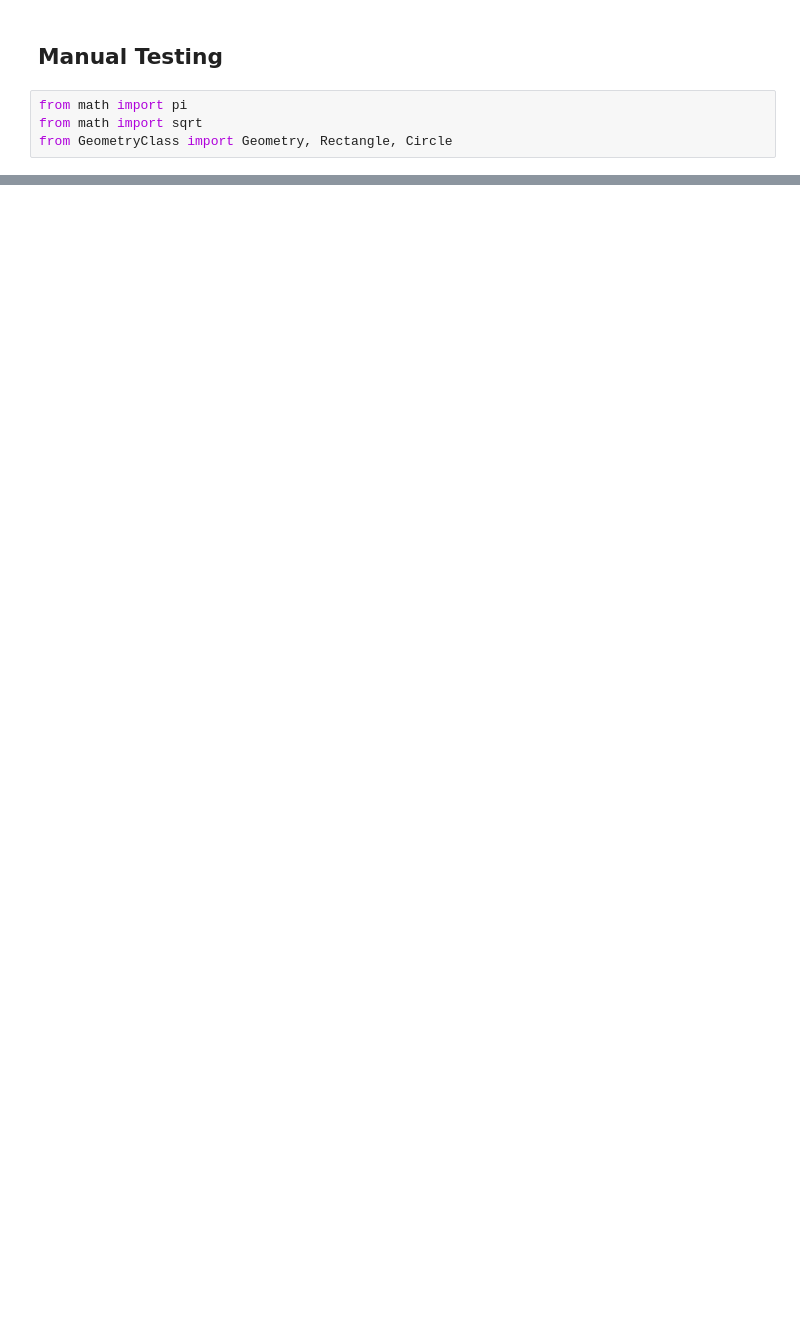
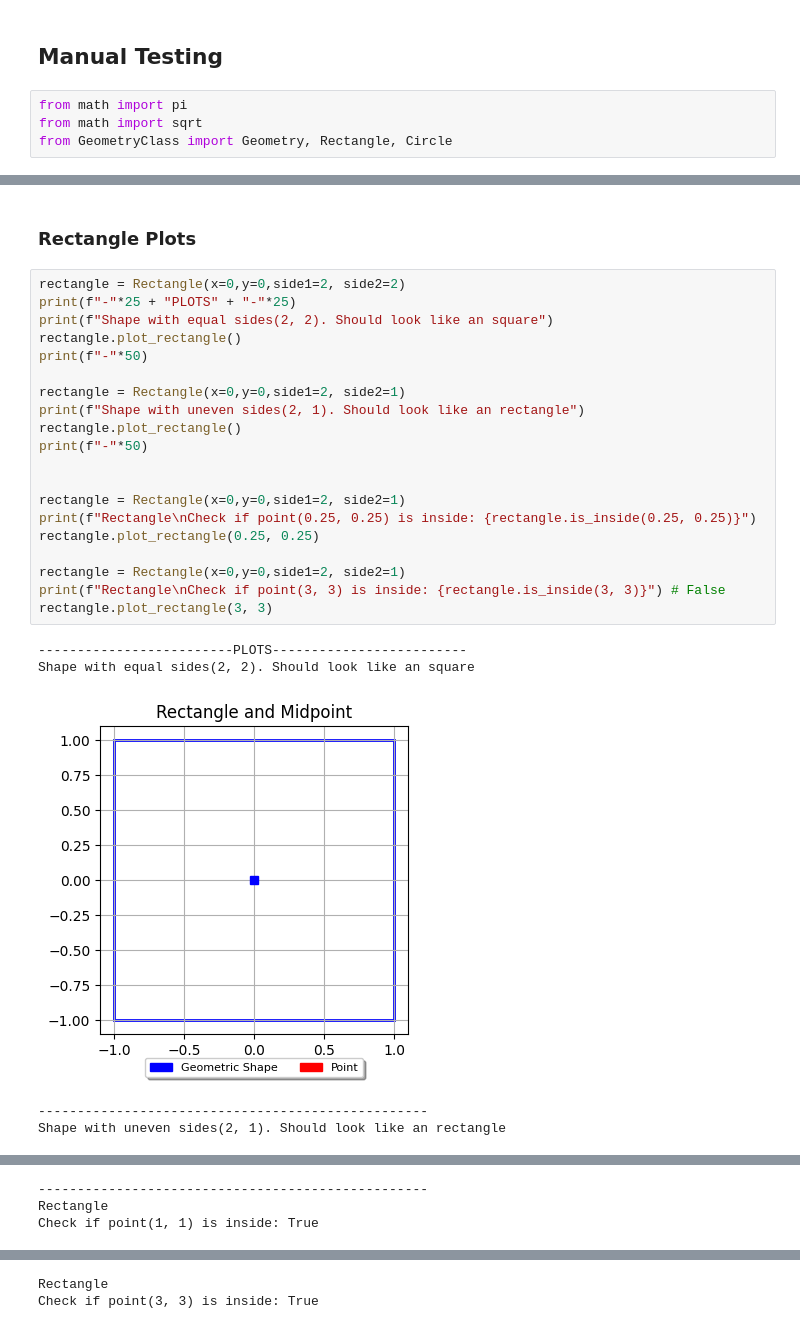
Before and after one commit to smlatic/Python-Edin-Smlatic, a Jupyter notebook: labs/Lab3/manual_test.ipynb, the cells around one changed output, grey strips where cells are left out. Cells and saved outputs as stored; diff of their text form; blank space fills up the shorter version.

```diff
--- a/labs/Lab3/manual_test.ipynb
+++ b/labs/Lab3/manual_test.ipynb
@@ -67,0 +38,28 @@ Whether (3, 3) is in cirkel2: False.
+# %% [markdown]
+### Rectangle Plots
+# %%
+rectangle = Rectangle(x=0,y=0,side1=2, side2=2)
+print(f"-"*25 + "PLOTS" + "-"*25)
+print(f"Shape with equal sides(2, 2). Should look like an square")
+rectangle.plot_rectangle()
+print(f"-"*50)
+
+rectangle = Rectangle(x=0,y=0,side1=2, side2=1)
+print(f"Shape with uneven sides(2, 1). Should look like an rectangle")
+rectangle.plot_rectangle()
+print(f"-"*50)
+
+
+rectangle = Rectangle(x=0,y=0,side1=2, side2=1)
+print(f"Rectangle\nCheck if point(0.25, 0.25) is inside: {rectangle.is_inside(0.25, 0.25)}")
+rectangle.plot_rectangle(0.25, 0.25)
+
+rectangle = Rectangle(x=0,y=0,side1=2, side2=1)
+print(f"Rectangle\nCheck if point(3, 3) is inside: {rectangle.is_inside(3, 3)}") # False
+rectangle.plot_rectangle(3, 3)
+# %% [output]
+-------------------------PLOTS-------------------------
+Shape with equal sides(2, 2). Should look like an square
+[figure, added]
+--------------------------------------------------
+Shape with uneven sides(2, 1). Should look like an rectangle
@@ -67,0 +67,3 @@ Whether (3, 3) is in cirkel2: False.
+--------------------------------------------------
+Rectangle
+Check if point(1, 1) is inside: True
@@ -67,0 +71,2 @@ Whether (3, 3) is in cirkel2: False.
+Rectangle
+Check if point(3, 3) is inside: True
```
Also changed, not shown: parts of 14 cells of this notebook, 3 other files.
